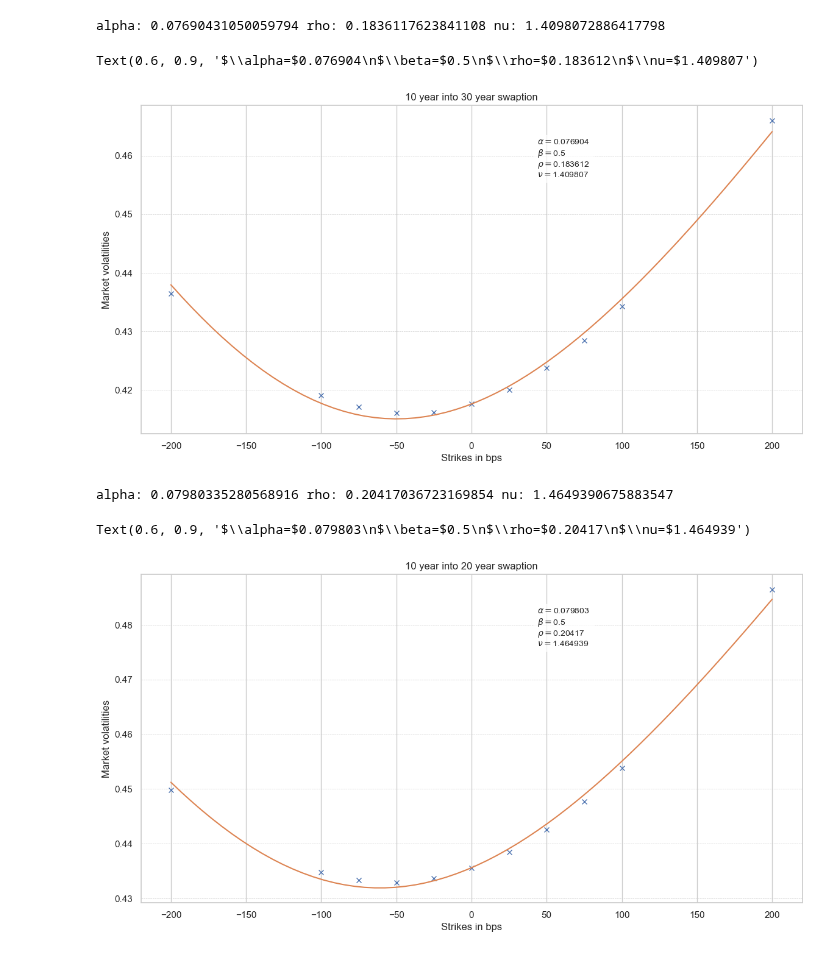
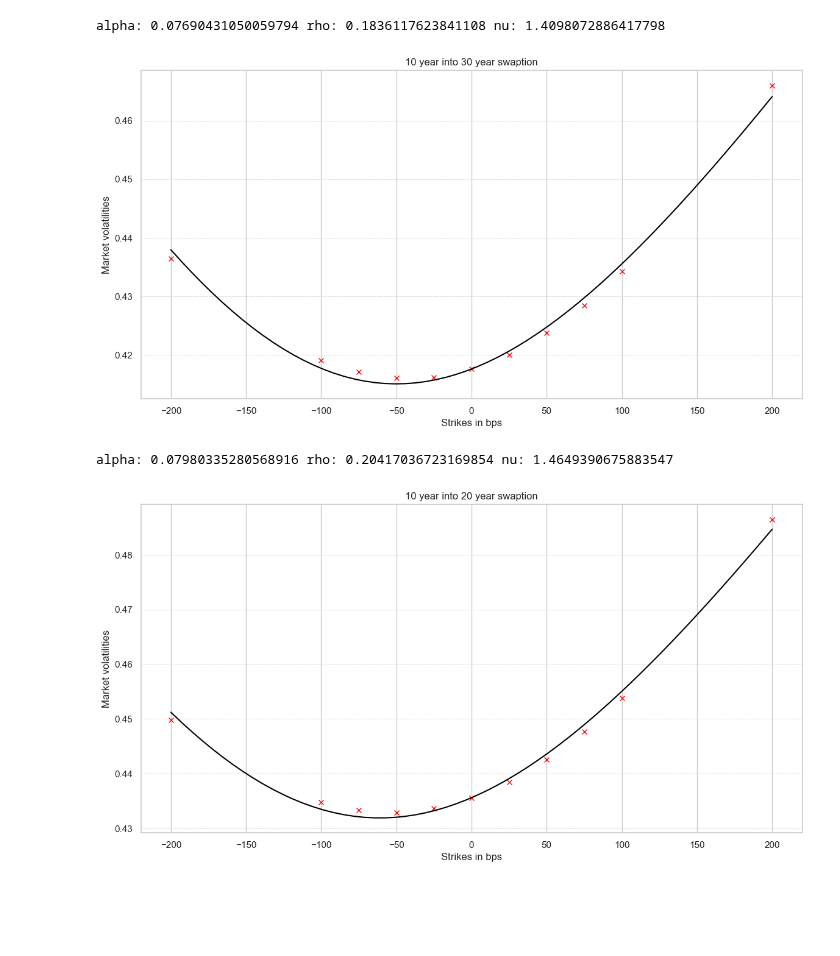
Before and after one commit to NannaOhrt/master_thesis, a Jupyter notebook: main/code/cal_parm_SABR.ipynb, the cells around one changed output. Drawn from its saved outputs; the diff is of its cells as text; code cells hidden in the pictures; blank space fills up the shorter version.

```diff
--- a/main/code/cal_parm_SABR.ipynb
+++ b/main/code/cal_parm_SABR.ipynb
@@ -72,41 +72,37 @@ def SABR_calibration(f, t_exp, sigma_atm, beta, strikes, vols,guess):
     alpha = atm_sigma_to_alpha(f,t_exp,sigma_atm,beta,nu,rho)
 
     return [alpha, nu, rho]
 
 
 
 #10Y30Y 2024
 beta = 0.5
 sigmas = np.array([0.4364, 0.4191, 0.41706,0.41605, 0.41619,0.41757,0.42003,0.42370,0.42847,0.43428,0.46603])
 strikes_in_bps = np.array([-200,-100,-75,-50,-25,0,25,50,75,100,200])
 t_exp = 10
 tenor = 30
 atm_sigma = 0.41757
 f = 0.23401
 guess = [0.01, 10,-0.5]
 strikes = f + strikes_in_bps*0.0001
 #Calling the SABR_calibration function defined below to return the parameters.
 alpha, nu, rho = SABR_calibration(f, t_exp, atm_sigma, beta, strikes, sigmas, guess)
 
 print("alpha:",alpha,"rho:",rho, "nu:", nu)
 Ks_in_bps = np.linspace(-200,200,60)
 Ks = f + Ks_in_bps*0.0001
 vols_from_Ks = SABR_market_vol(Ks,f,t_exp,alpha,beta,nu,rho)
-textbox = "\n".join((r"$\alpha=$"+f"{round(alpha,6)}",r"$\beta=$"+f"{beta}",
-                        r"$\rho=$"+f"{round(rho,6)}", r"$\nu=$"+f"{round(nu,6)}"))
+
 fig, ax = plt.subplots(figsize=(14, 7))
-plt.plot(strikes_in_bps, sigmas, 'x')
-plt.plot(Ks_in_bps,vols_from_Ks)
+plt.plot(strikes_in_bps, sigmas, 'x', color = 'red')
+plt.plot(Ks_in_bps,vols_from_Ks, color = 'black')
 plt.xlabel("Strikes in bps")
 plt.ylabel("Market volatilities")
 plt.title(f"{t_exp} year into {tenor} year swaption")
 plt.grid(axis='y', linestyle='--', linewidth=0.5)
-plt.text(0.6, 0.9, textbox, transform=ax.transAxes, fontsize=10,
-    verticalalignment='top',bbox=dict(facecolor='white', alpha=0.7))
 # %% [output]
 alpha: 0.07690431050059794 rho: 0.1836117623841108 nu: 1.4098072886417798
-Text(0.6, 0.9, '$\\alpha=$0.076904\n$\\beta=$0.5\n$\\rho=$0.183612\n$\\nu=$1.409807')
-[figure, old version]
+[figure, new version]
 # %%
 #10Y20Y 2024
 beta = 0.5
@@ -126,18 +122,13 @@ print("alpha:",alpha,"rho:",rho, "nu:", nu)
 Ks_in_bps = np.linspace(-200,200,60)
 Ks = f + Ks_in_bps*0.0001
 vols_from_Ks = SABR_market_vol(Ks,f,t_exp,alpha,beta,nu,rho)
-textbox = "\n".join((r"$\alpha=$"+f"{round(alpha,6)}",r"$\beta=$"+f"{beta}",
-                        r"$\rho=$"+f"{round(rho,6)}", r"$\nu=$"+f"{round(nu,6)}"))
 fig, ax = plt.subplots(figsize=(14, 7))
-plt.plot(strikes_in_bps, sigmas1, 'x')
-plt.plot(Ks_in_bps,vols_from_Ks)
+plt.plot(strikes_in_bps, sigmas1, 'x', color ='red')
+plt.plot(Ks_in_bps,vols_from_Ks, color='black')
 plt.xlabel("Strikes in bps")
 plt.ylabel("Market volatilities")
 plt.title(f"{t_exp} year into {tenor} year swaption")
 plt.grid(axis='y', linestyle='--', linewidth=0.5)
-plt.text(0.6, 0.9, textbox, transform=ax.transAxes, fontsize=10,
-    verticalalignment='top',bbox=dict(facecolor='white', alpha=0.7))
 # %% [output]
 alpha: 0.07980335280568916 rho: 0.20417036723169854 nu: 1.4649390675883547
-Text(0.6, 0.9, '$\\alpha=$0.079803\n$\\beta=$0.5\n$\\rho=$0.20417\n$\\nu=$1.464939')
-[figure, old version]
+[figure, new version]
```
Also changed, not shown: 13 other files.
